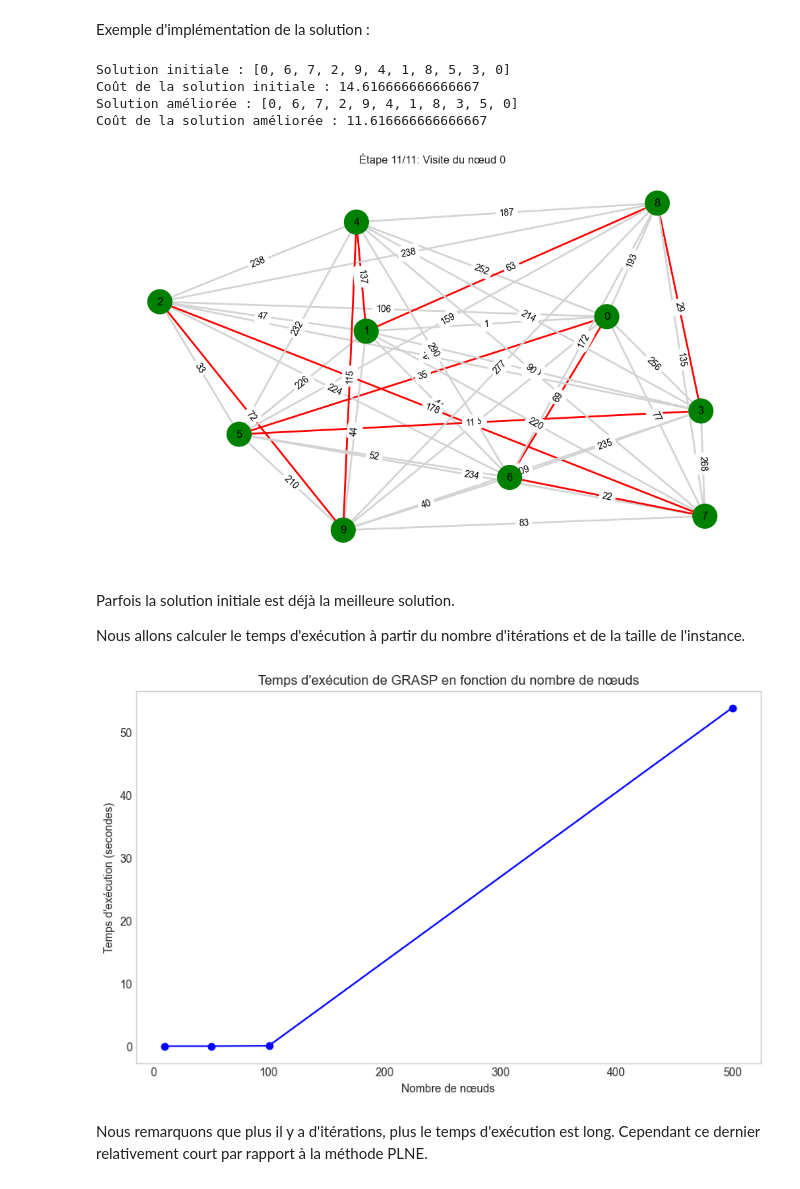
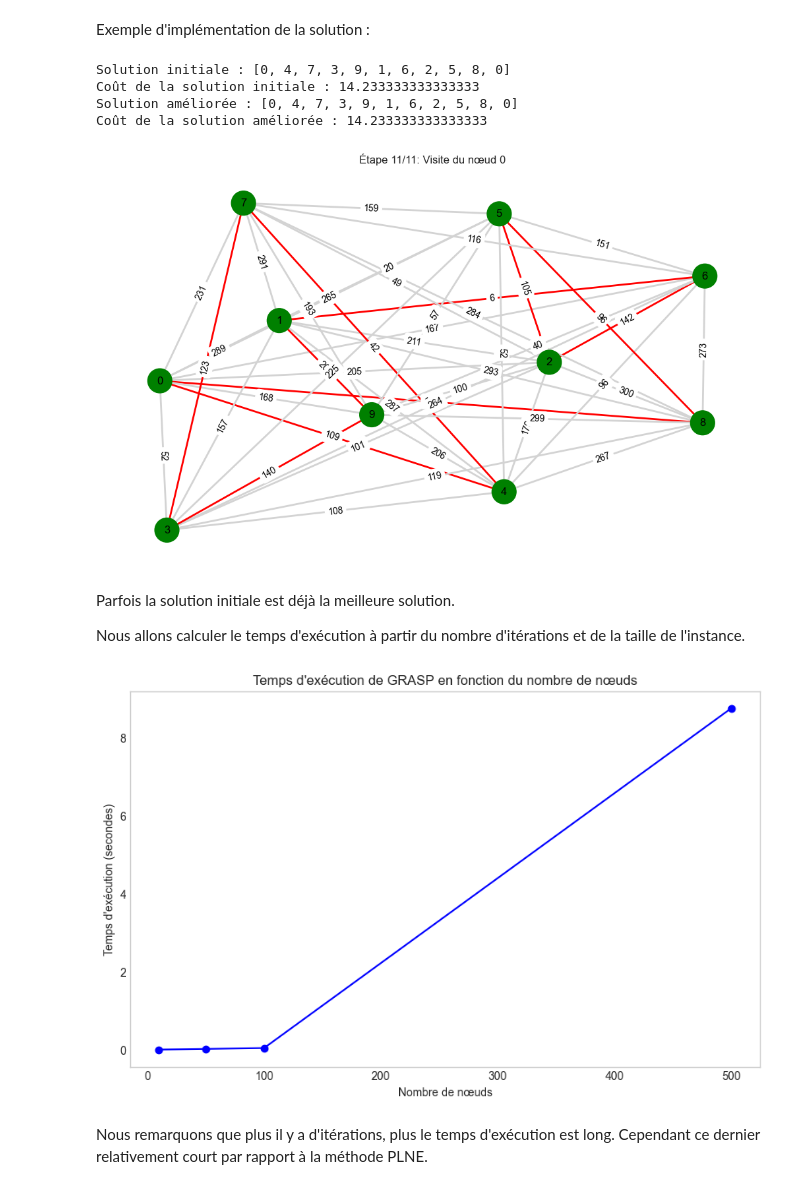
Before and after one commit to iKagnana/RO-CESI-BMI, a Jupyter notebook: livrable_1.ipynb, the cells around one changed output. Saved outputs shown, nothing was run; the diff lists cells and outputs as text; code cells hidden in the pictures.

```diff
--- a/livrable_1.ipynb
+++ b/livrable_1.ipynb
@@ -199,9 +199,10 @@ def generate_data(n, weight_range, max_percentage_perturbation, percentage_pertu
                 all_edges.append((i, j, weight))
                 graph[i][j] = weight
 
-    # Calculate and apply perturbations
-    total_possible_edges = n * (n-1)
-    max_edges_perturbated = max(1, int(total_possible_edges * percentage_perturbations))
+
+    max_edges_perturbated = int(n * percentage_perturbations)
+
+
 
     # Randomly select edges to perturb
     random.shuffle(all_edges)
@@ -848,7 +857,7 @@ Nous avons choisi GRASP (Greedy Randomized Adaptive Search Procedure) pour les r
 # %%
 import random
 
-def build_RCL(graphe, start_node, visited, dependencies, alpha=0.3):
+def build_RCL(graphe, start_node, visited, dependencies, alpha=0.1):
     """
     Construit le RCL (Restricted Candidate List) en fonction du graphe et des dépendances entre les villes
     """
@@ -955,7 +964,7 @@ def is_valid_solution(solution, dependencies):
     return True
 
 # fonction pour améliorer la solution avec la recherche locale
-def local_search(graph, solution, dependencies, max_iterations=3):
+def local_search(graph, solution, dependencies, max_iterations=20):
     """
     Applique la recherche locale pour améliorer la solution en utilisant la méthode 2-opt,
     tout en respectant les contraintes de dépendance entre les villes.
@@ -1011,10 +1020,10 @@ solution_amelioree = local_search(graph, solution, dependency_nodes, max_iterati
 print("Solution améliorée :", solution_amelioree)
 print("Coût de la solution améliorée :", calculate_cost(graph, solution_amelioree) / 60)  # Convertir le coût en heures
 # %% [output]
-Solution initiale : [0, 6, 7, 2, 9, 4, 1, 8, 5, 3, 0]
-Coût de la solution initiale : 14.616666666666667
-Solution améliorée : [0, 6, 7, 2, 9, 4, 1, 8, 3, 5, 0]
-Coût de la solution améliorée : 11.616666666666667
+Solution initiale : [0, 4, 7, 3, 9, 1, 6, 2, 5, 8, 0]
+Coût de la solution initiale : 14.233333333333333
+Solution améliorée : [0, 4, 7, 3, 9, 1, 6, 2, 5, 8, 0]
+Coût de la solution améliorée : 14.233333333333333
 # %%
 import matplotlib.pyplot as plt
 import networkx as nx
@@ -1068,7 +1077,7 @@ def animate_solution_path(graph, solution, delay=0.5):
 # Exemple d'utilisation
 animate_solution_path(graph, solution_amelioree, delay=1.0)
 # %% [output]
-[figure, old version]
+[figure, new version]
 # %% [markdown]
 Parfois la solution initiale est déjà la meilleure solution.
 
@@ -1076,7 +1085,7 @@ Nous allons calculer le temps d'exécution à partir du nombre d'itérations et
 # %%
 import time
 
-def test_GRASP(iterations=5, alpha=0.5):
+def test_GRASP(iterations=20, alpha=0.1):
     """
     Teste le GRASP avec un certain nombre d'itérations et trace un graphe du temps d'exécution
     en fonction du nombre de nœuds dans le graphe généré.
@@ -1090,35 +1099,35 @@ def test_GRASP(iterations=5, alpha=0.5):
     times = []
 
     for n in nb_nodes_to_test:
         # Générer un graphe avec n nœuds
         graph, dependencies, perturbated_edges = generate_data(
             n, (1, 300), 0.2, percentage_perturbations=0.2, percentage_dependency=0.2
         )
 
         # Construire une solution initiale
         start_time = time.time()
         solution = construire_solution_initiale(graph, 0, dependencies)
 
         # Appliquer GRASP avec recherche locale
         solution = local_search(graph, solution, dependencies, max_iterations=iterations)
         end_time = time.time()
 
         # Calculer le temps d'exécution
         times.append(end_time - start_time)
 
     # Tracer le graphe
     plt.figure(figsize=(10, 6))
     plt.plot(nb_nodes_to_test, times, marker='o', linestyle='-', color='b')
     plt.xlabel("Nombre de nœuds")
     plt.ylabel("Temps d'exécution (secondes)")
     plt.title("Temps d'exécution de GRASP en fonction du nombre de nœuds")
     plt.grid()
     plt.show()
 
 # Exemple d'utilisation
-test_GRASP(iterations=5)
+test_GRASP(iterations=20)
 # %% [output]
-[figure, old version]
+[figure, new version]
 # %% [markdown]
 Nous remarquons que plus il y a d'itérations, plus le temps d'exécution est long. Cependant ce dernier relativement court par rapport à la méthode PLNE.
 # %% [markdown]
```
Also changed, not shown: parts of 6 cells of this notebook.
